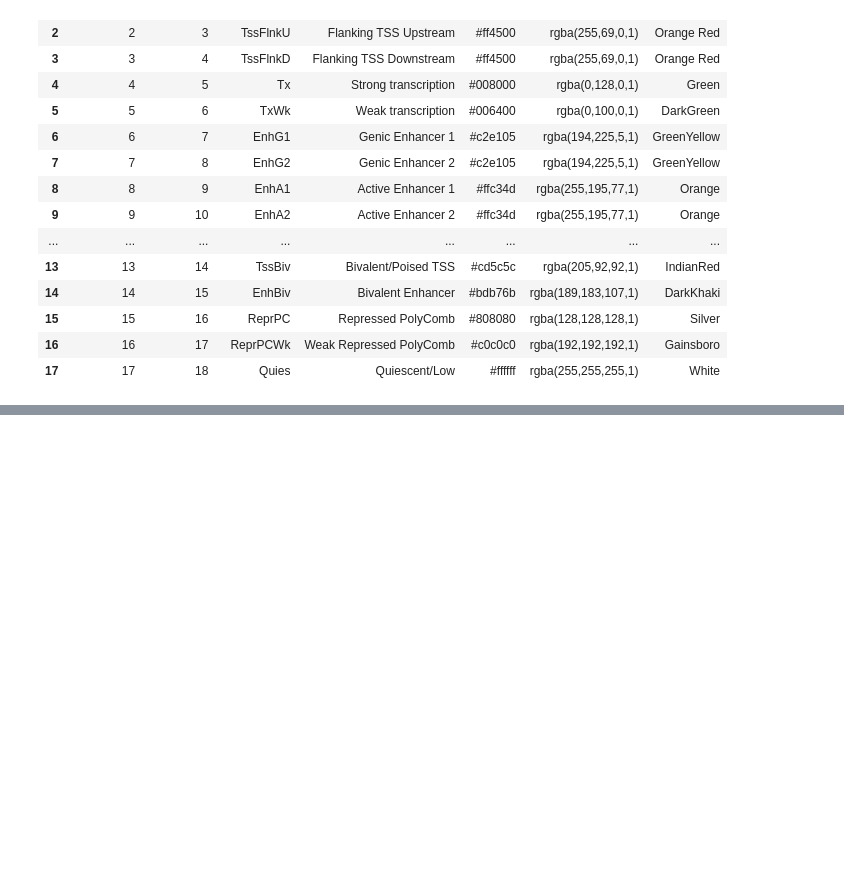
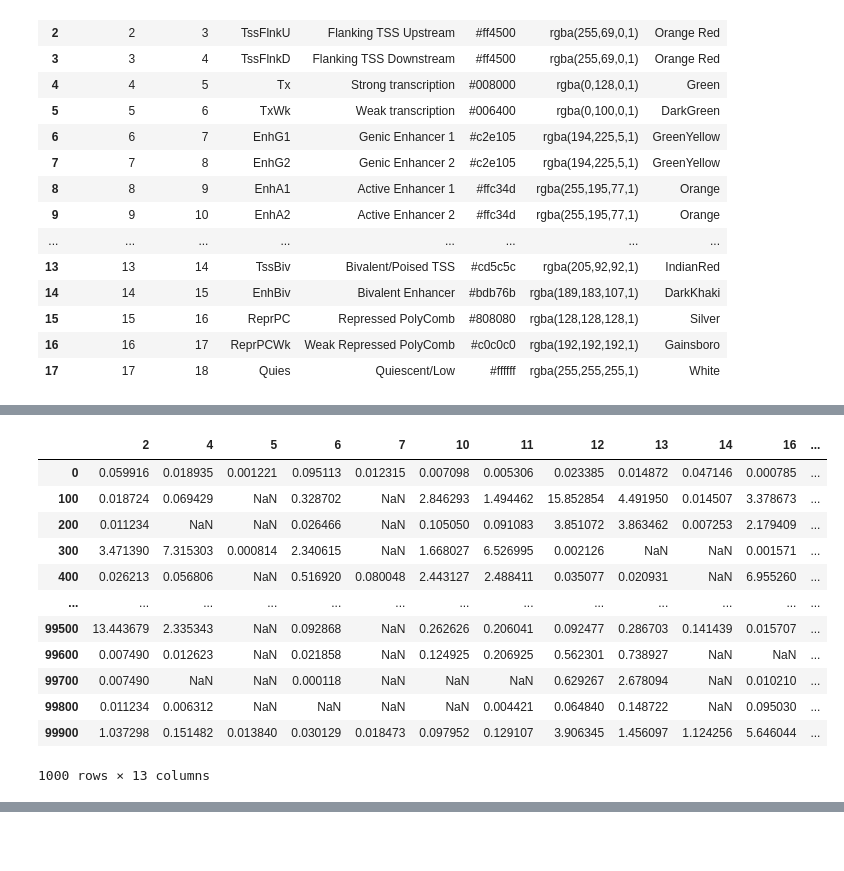
Before and after one commit to meuleman/gilbertAPI, a Jupyter notebook: externalresources/code/25kb_scale.ipynb, the cells around one changed output, grey strips where cells are left out. Drawn from its saved outputs; the diff is of its cells as text; code cells hidden in the pictures; blank space fills up the shorter version.

```diff
--- a/externalresources/code/25kb_scale.ipynb
+++ b/externalresources/code/25kb_scale.ipynb
@@ -451,0 +467,17 @@ bins_25kb
+# %%
+obs_over_exp = num_per_state_per_25kb_every100.divide(expected)
+obs_over_exp
+# %% [output]
+|  | 2 | 4 | 5 | 6 | 7 | 10 | 11 | 12 | 13 | 14 | 16 | ... |
+| 0 | 0.059916 | 0.018935 | 0.001221 | 0.095113 | 0.012315 | 0.007098 | 0.005306 | 0.023385 | 0.014872 | 0.047146 | 0.000785 | ... |
+| 100 | 0.018724 | 0.069429 | NaN | 0.328702 | NaN | 2.846293 | 1.494462 | 15.852854 | 4.491950 | 0.014507 | 3.378673 | ... |
+| 200 | 0.011234 | NaN | NaN | 0.026466 | NaN | 0.105050 | 0.091083 | 3.851072 | 3.863462 | 0.007253 | 2.179409 | ... |
+| 300 | 3.471390 | 7.315303 | 0.000814 | 2.340615 | NaN | 1.668027 | 6.526995 | 0.002126 | NaN | NaN | 0.001571 | ... |
+| 400 | 0.026213 | 0.056806 | NaN | 0.516920 | 0.080048 | 2.443127 | 2.488411 | 0.035077 | 0.020931 | NaN | 6.955260 | ... |
+| ... | ... | ... | ... | ... | ... | ... | ... | ... | ... | ... | ... | ... |
+| 99500 | 13.443679 | 2.335343 | NaN | 0.092868 | NaN | 0.262626 | 0.206041 | 0.092477 | 0.286703 | 0.141439 | 0.015707 | ... |
+| 99600 | 0.007490 | 0.012623 | NaN | 0.021858 | NaN | 0.124925 | 0.206925 | 0.562301 | 0.738927 | NaN | NaN | ... |
+| 99700 | 0.007490 | NaN | NaN | 0.000118 | NaN | NaN | NaN | 0.629267 | 2.678094 | NaN | 0.010210 | ... |
+| 99800 | 0.011234 | 0.006312 | NaN | NaN | NaN | NaN | 0.004421 | 0.064840 | 0.148722 | NaN | 0.095030 | ... |
+| 99900 | 1.037298 | 0.151482 | 0.013840 | 0.030129 | 0.018473 | 0.097952 | 0.129107 | 3.906345 | 1.456097 | 1.124256 | 5.646044 | ... |
+1000 rows × 13 columns
```
Also changed, not shown: parts of 9 cells of this notebook, 2 other files.
